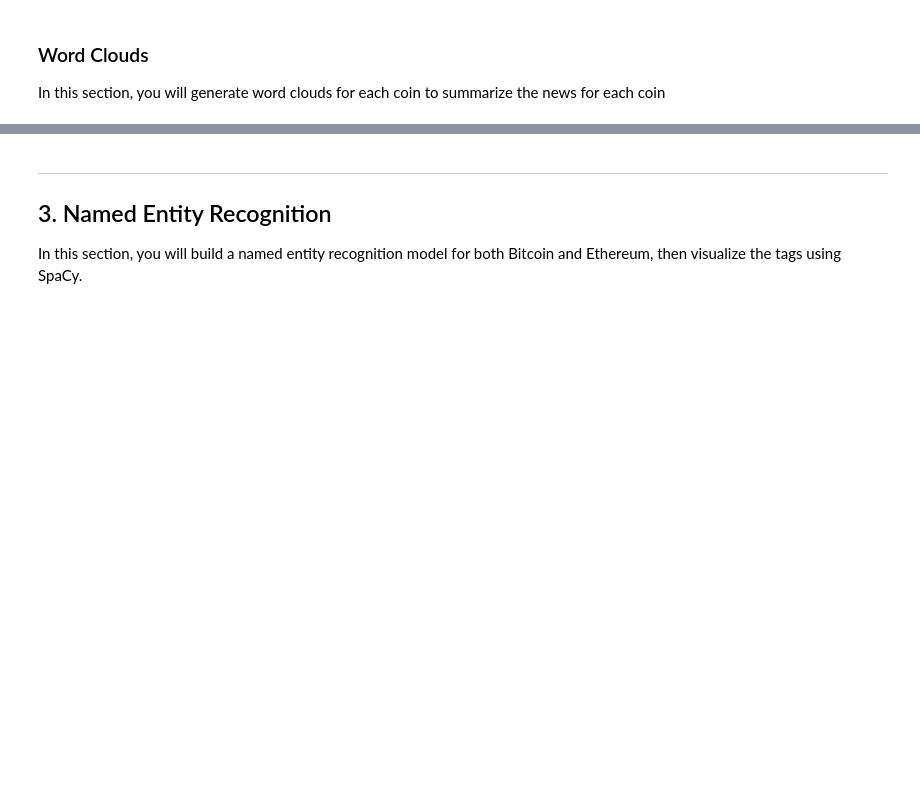
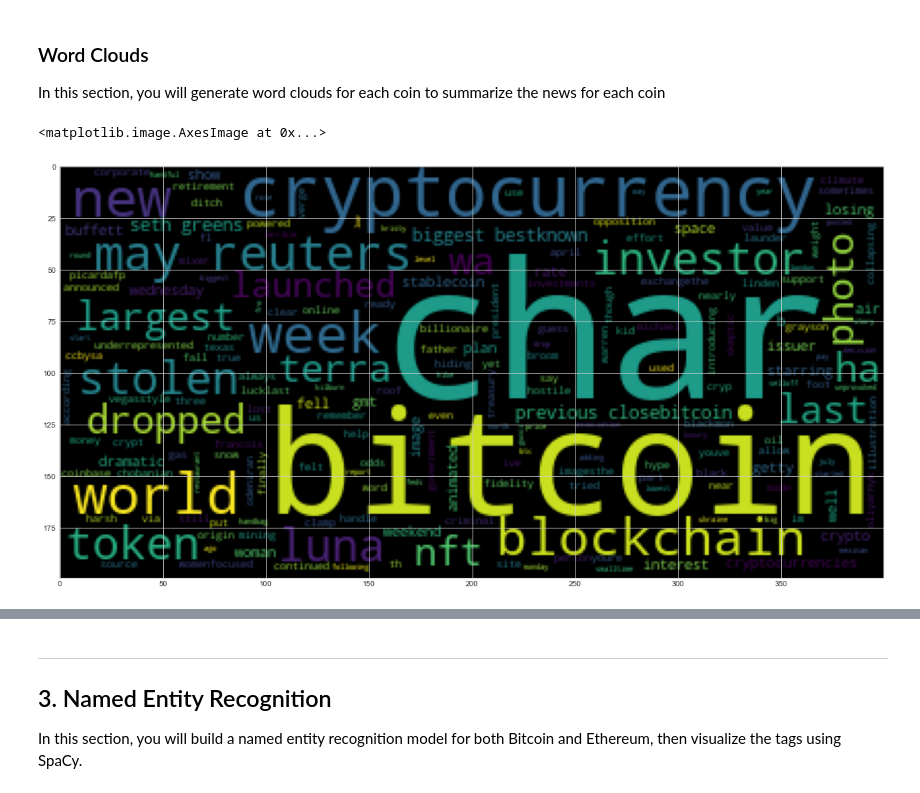
Before and after one commit to majikthise911/NLP_Sentiment_Analysis_BTC-ETH, a Jupyter notebook: Code/crypto_sentiment.ipynb, the cells around one changed output, grey strips where cells are left out. Saved outputs shown, nothing was run; the diff lists cells and outputs as text; code cells hidden in the pictures; blank space fills up the shorter version.

```diff
--- a/Code/crypto_sentiment.ipynb
+++ b/Code/crypto_sentiment.ipynb
@@ -151,11 +179,12 @@ from nltk.stem import WordNetLemmatizer, PorterStemmer
 from string import punctuation
 import re
 # %%
+nltk.download('stopwords')
 # Instantiate the lemmatizer
-# YOUR CODE HERE!
+lemmatizer = WordNetLemmatizer()
 
 # Create a list of stopwords
-# YOUR CODE HERE!
+sw = set(stopwords.words('english'))
 
 # Expand the default stopwords list if necessary
-# YOUR CODE HERE!
+sw_addons = {'say', 'sent', 'go', 'wa', 'k', 'u', 'week', 'x', 'also', 'char','ha', 'th', 'b'}
@@ -165,18 +198,24 @@ def tokenizer(text):
     """Tokenizes text."""
 
     # Remove the punctuation from text
-
+    regex = re.compile("[^a-zA-Z ]")
+    clean = regex.sub("", text)
 
     # Create a tokenized list of the words
-
+    words = word_tokenize(clean)
 
     # Lemmatize words into root words
-
+    lemmatized = [lemmatizer.lemmatize(word) for word in words]
 
     # Convert the words to lowercase
-
-
-    # Remove the stop words
-
+    tokens = [word.lower() for word in lemmatized if word.lower() not in sw]
 
     return tokens
+# %%
+nltk.download('punkt')
+nltk.download('wordnet')
+btc_tokenized = []
+
+for i in articles_btc["articles"]:
+    article = i["content"]
+    btc_tokenized.append(tokenizer(article))
@@ -230,5 +360,19 @@ mpl.rcParams['figure.figsize'] = [20.0, 10.0]
+# %%
+# Word cloud generator function
+def generate_cloud(words):
+    # Turn nested list into flat list
+    flat_list = []
+    for sublist in words:
+        for item in sublist:
+            flat_list.append(item)
+    # Generate word cloud
+    wc = WordCloud().generate(" ".join(flat_list))
+    return plt.imshow(wc)
 # %%
 # Generate the Bitcoin word cloud
-# YOUR CODE HERE!
+generate_cloud(btc_tokenized)
+# %% [output]
+<matplotlib.image.AxesImage at 0x...>
+[figure, added]
 # %%
 # Generate the Ethereum word cloud
```
Also changed, not shown: parts of 27 cells of this notebook, 1 other file.
